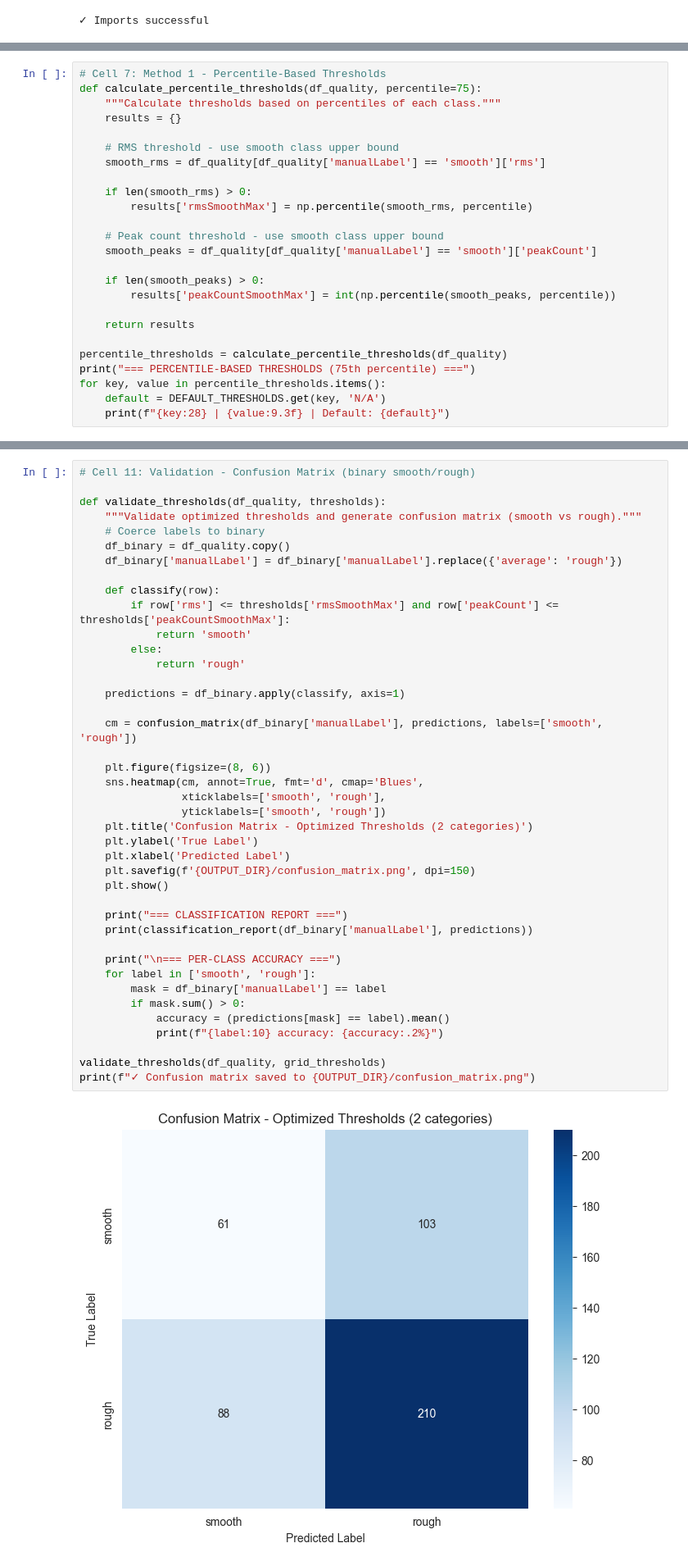
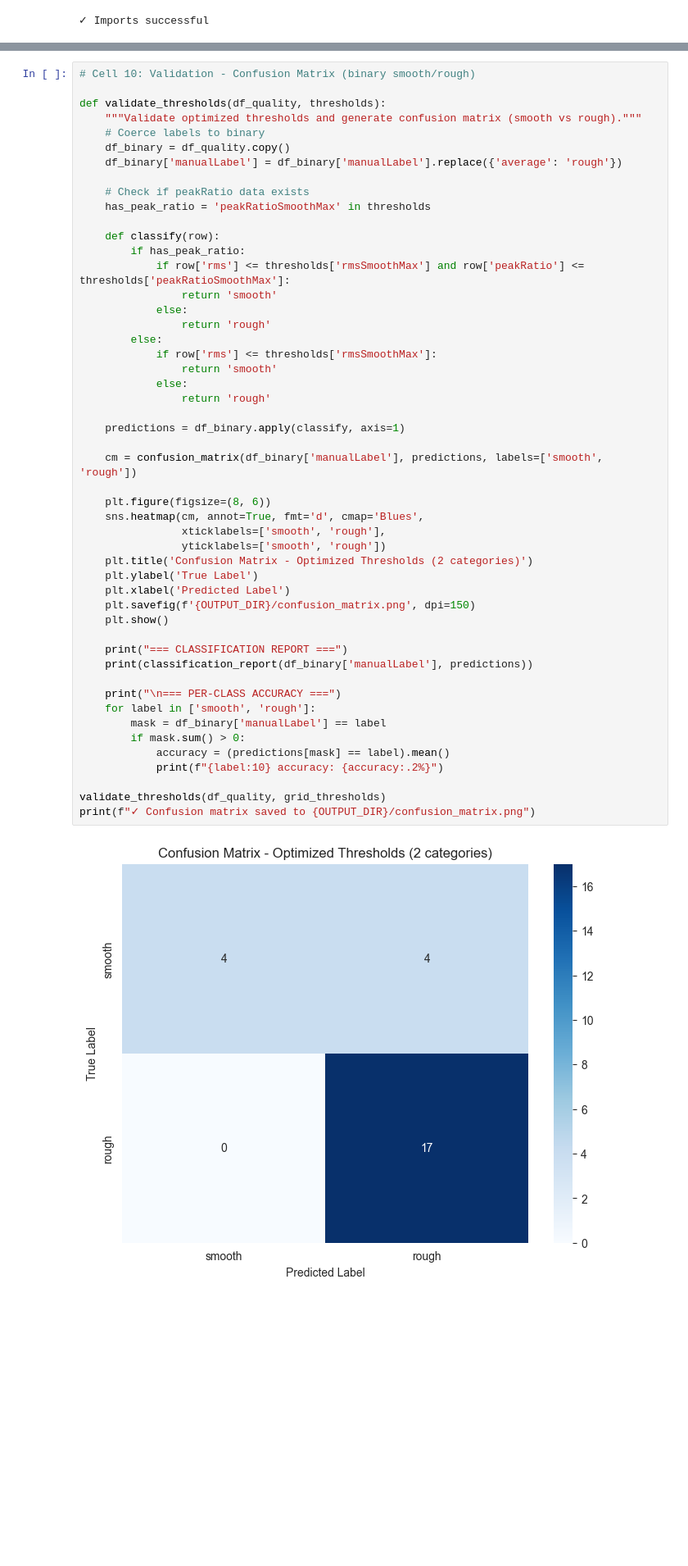
Before and after one commit to shajoshi/Apps, a Jupyter notebook: calibration_analysis.ipynb, the cells around one changed output, grey strips where cells are left out. Shown at 82% size. Saved outputs shown, nothing was run; the diff lists cells and outputs as text; blank space fills up the shorter version.

```diff
--- a/calibration_analysis.ipynb
+++ b/calibration_analysis.ipynb
@@ -292,25 +278,0 @@ peakCountAverageMax          |   371.000 | Default: N/A
-# %%
-# Cell 7: Method 1 - Percentile-Based Thresholds
-def calculate_percentile_thresholds(df_quality, percentile=75):
-    """Calculate thresholds based on percentiles of each class."""
-    results = {}
-
-    # RMS threshold - use smooth class upper bound
-    smooth_rms = df_quality[df_quality['manualLabel'] == 'smooth']['rms']
-
-    if len(smooth_rms) > 0:
-        results['rmsSmoothMax'] = np.percentile(smooth_rms, percentile)
-
-    # Peak count threshold - use smooth class upper bound
-    smooth_peaks = df_quality[df_quality['manualLabel'] == 'smooth']['peakCount']
-
-    if len(smooth_peaks) > 0:
-        results['peakCountSmoothMax'] = int(np.percentile(smooth_peaks, percentile))
-
-    return results
-
-percentile_thresholds = calculate_percentile_thresholds(df_quality)
-print("=== PERCENTILE-BASED THRESHOLDS (75th percentile) ===")
-for key, value in percentile_thresholds.items():
-    default = DEFAULT_THRESHOLDS.get(key, 'N/A')
-    print(f"{key:28} | {value:9.3f} | Default: {default}")
@@ -464,5 +444,5 @@ Running grid search... (this may take a few minutes)
 # %%
-# Cell 11: Validation - Confusion Matrix (binary smooth/rough)
+# Cell 10: Validation - Confusion Matrix (binary smooth/rough)
 
 def validate_thresholds(df_quality, thresholds):
     """Validate optimized thresholds and generate confusion matrix (smooth vs rough)."""
@@ -470,40 +450,49 @@ def validate_thresholds(df_quality, thresholds):
     df_binary = df_quality.copy()
     df_binary['manualLabel'] = df_binary['manualLabel'].replace({'average': 'rough'})
 
+    # Check if peakRatio data exists
+    has_peak_ratio = 'peakRatioSmoothMax' in thresholds
+
     def classify(row):
-        if row['rms'] <= thresholds['rmsSmoothMax'] and row['peakCount'] <= thresholds['peakCountSmoothMax']:
-            return 'smooth'
+        if has_peak_ratio:
+            if row['rms'] <= thresholds['rmsSmoothMax'] and row['peakRatio'] <= thresholds['peakRatioSmoothMax']:
+                return 'smooth'
+            else:
+                return 'rough'
         else:
-            return 'rough'
+            if row['rms'] <= thresholds['rmsSmoothMax']:
+                return 'smooth'
+            else:
+                return 'rough'
 
     predictions = df_binary.apply(classify, axis=1)
 
     cm = confusion_matrix(df_binary['manualLabel'], predictions, labels=['smooth', 'rough'])
 
     plt.figure(figsize=(8, 6))
     sns.heatmap(cm, annot=True, fmt='d', cmap='Blues',
                 xticklabels=['smooth', 'rough'],
                 yticklabels=['smooth', 'rough'])
     plt.title('Confusion Matrix - Optimized Thresholds (2 categories)')
     plt.ylabel('True Label')
     plt.xlabel('Predicted Label')
     plt.savefig(f'{OUTPUT_DIR}/confusion_matrix.png', dpi=150)
     plt.show()
 
     print("=== CLASSIFICATION REPORT ===")
     print(classification_report(df_binary['manualLabel'], predictions))
 
     print("\n=== PER-CLASS ACCURACY ===")
     for label in ['smooth', 'rough']:
         mask = df_binary['manualLabel'] == label
         if mask.sum() > 0:
             accuracy = (predictions[mask] == label).mean()
             print(f"{label:10} accuracy: {accuracy:.2%}")
 
 validate_thresholds(df_quality, grid_thresholds)
 print(f"✓ Confusion matrix saved to {OUTPUT_DIR}/confusion_matrix.png")
 # %% [output]
-[figure, old version]
+[figure, new version]
 === CLASSIFICATION REPORT ===
               precision    recall  f1-score   support
 
```
Also changed, not shown: parts of 19 cells of this notebook.
